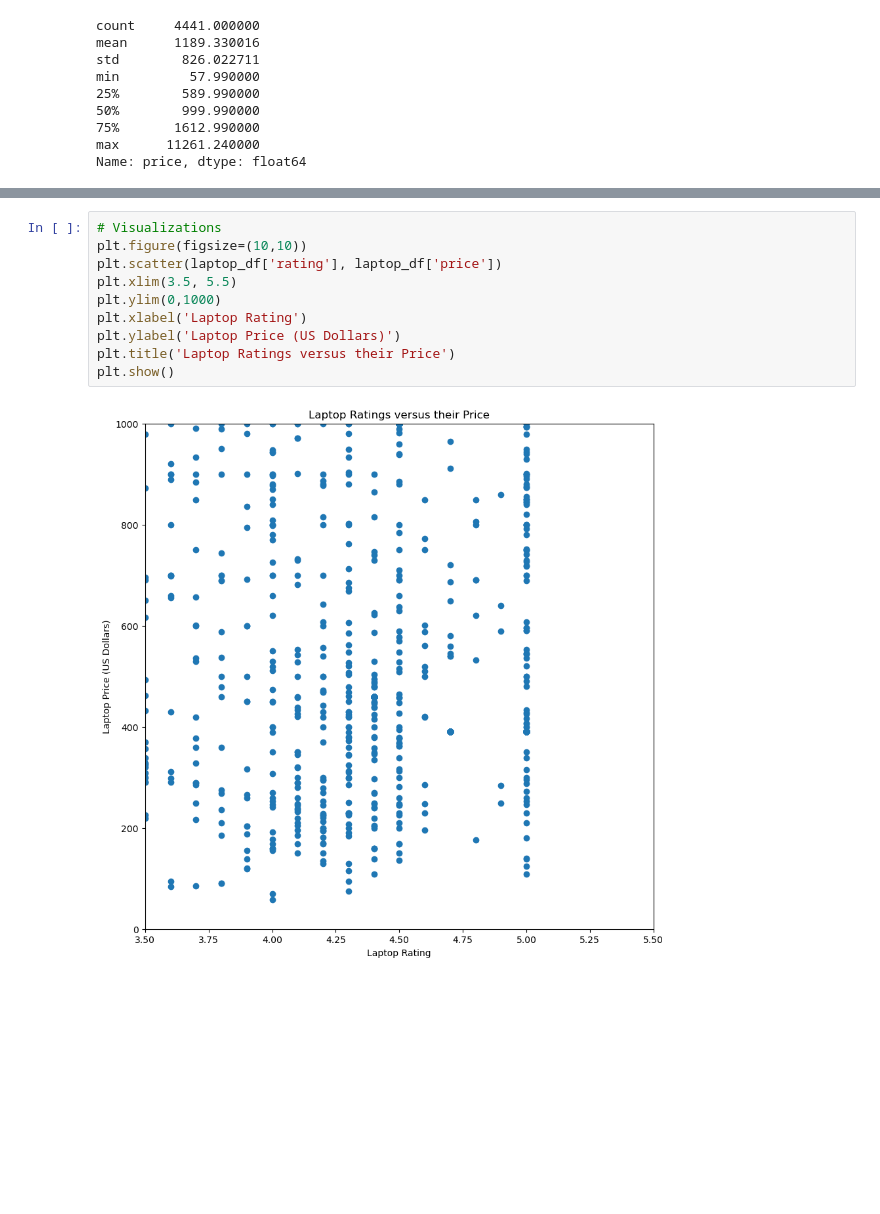
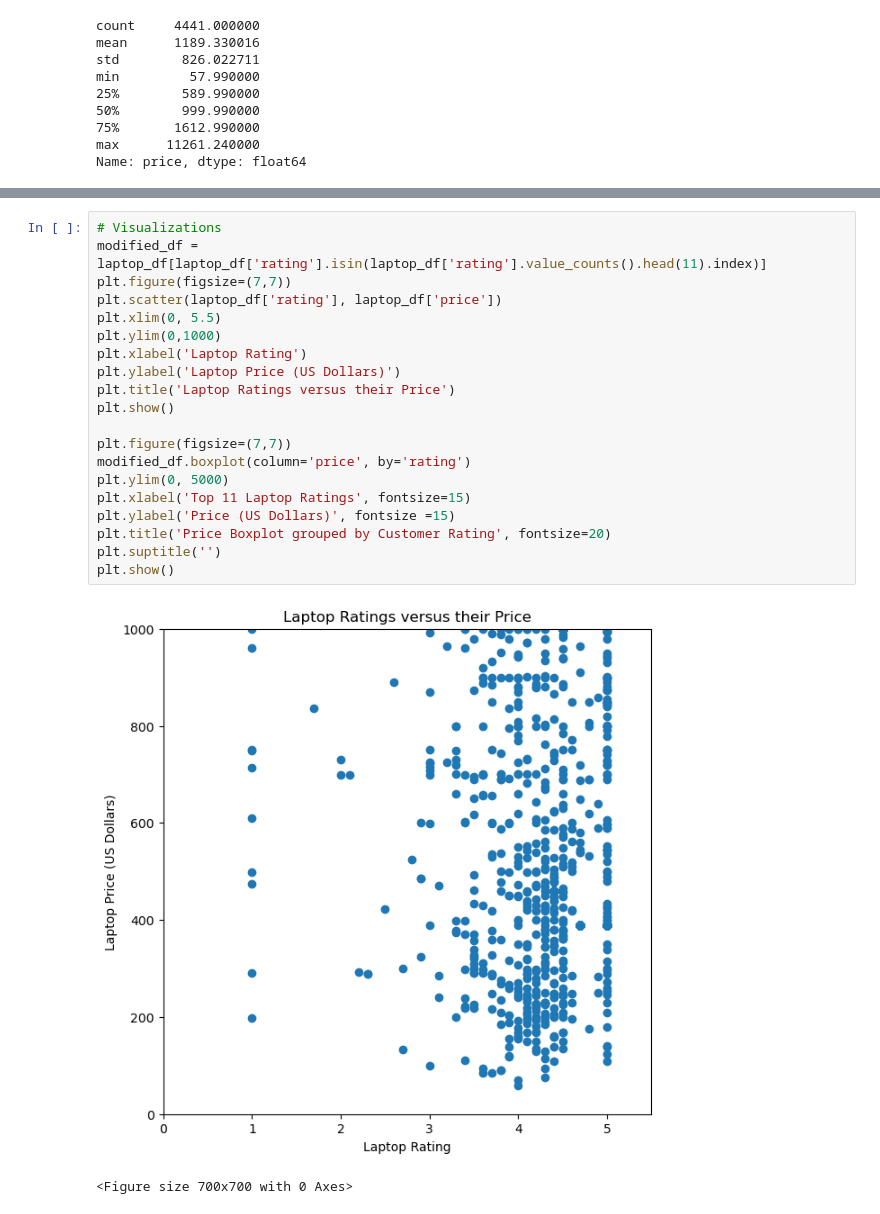
Before and after one commit to emlberman/project-emlberman, a Jupyter notebook: projectdraft.ipynb, the cells around one changed output, grey strips where cells are left out. Cells and saved outputs as stored; diff of their text form; blank space fills up the shorter version.

```diff
--- a/projectdraft.ipynb
+++ b/projectdraft.ipynb
@@ -149,12 +175,23 @@ plt.show()
 # %%
 # Visualizations
-plt.figure(figsize=(10,10))
+modified_df = laptop_df[laptop_df['rating'].isin(laptop_df['rating'].value_counts().head(11).index)]
+plt.figure(figsize=(7,7))
 plt.scatter(laptop_df['rating'], laptop_df['price'])
-plt.xlim(3.5, 5.5)
+plt.xlim(0, 5.5)
 plt.ylim(0,1000)
 plt.xlabel('Laptop Rating')
 plt.ylabel('Laptop Price (US Dollars)')
 plt.title('Laptop Ratings versus their Price')
 plt.show()
+
+plt.figure(figsize=(7,7))
+modified_df.boxplot(column='price', by='rating')
+plt.ylim(0, 5000)
+plt.xlabel('Top 11 Laptop Ratings', fontsize=15)
+plt.ylabel('Price (US Dollars)', fontsize =15)
+plt.title('Price Boxplot grouped by Customer Rating', fontsize=20)
+plt.suptitle('')
+plt.show()
 # %% [output]
-[figure, old version]
+[figure, new version]
+<Figure size 700x700 with 0 Axes>
```
Also changed, not shown: parts of 9 cells of this notebook.
